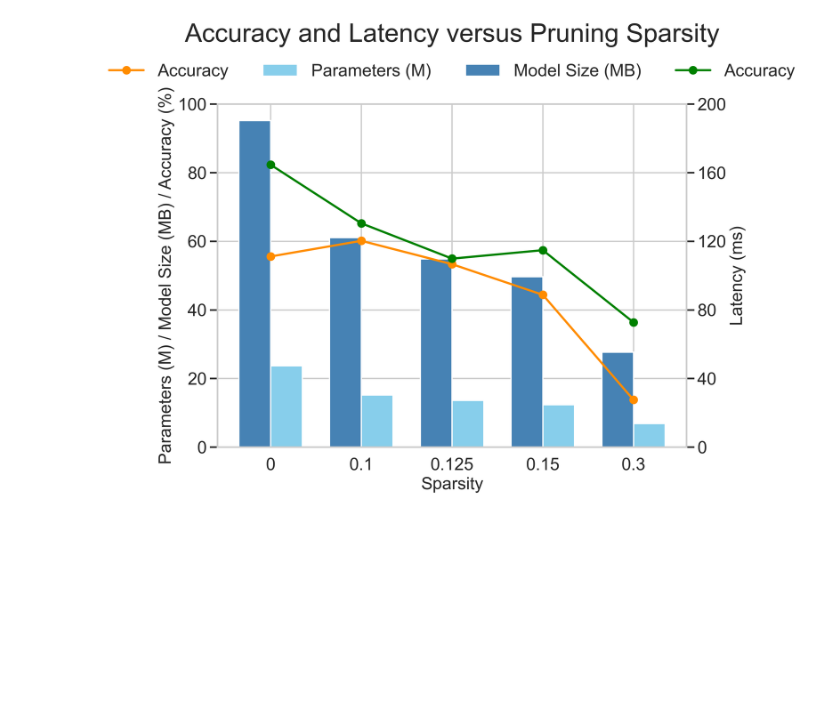
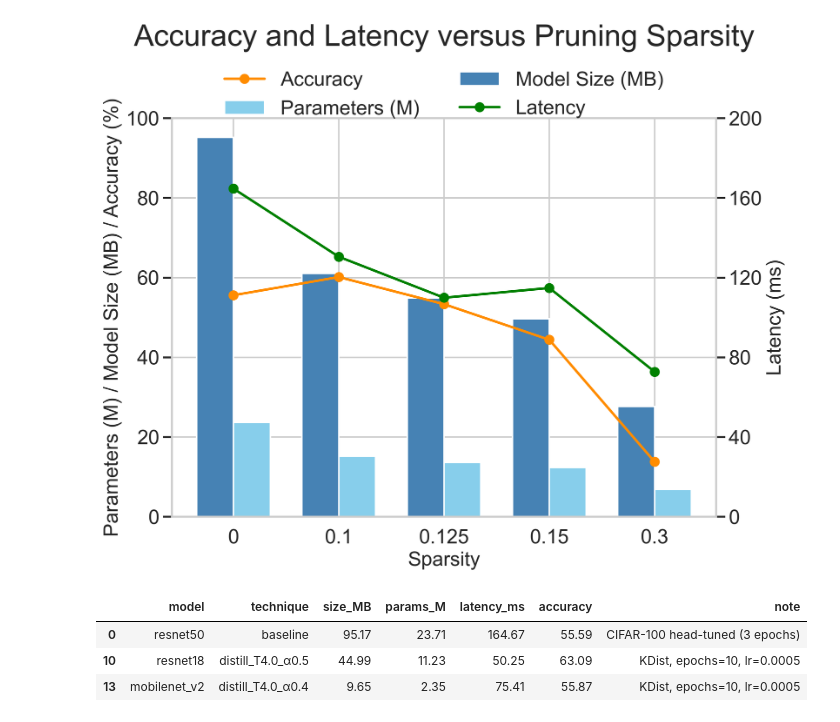
Before and after one commit to MaxZhao0325/model-compression-lab, a Jupyter notebook: visualizations/resnet50.ipynb, the cells around one changed output. Cells and saved outputs as stored; diff of their text form; code cells hidden in the pictures; blank space fills up the shorter version.

```diff
--- a/visualizations/resnet50.ipynb
+++ b/visualizations/resnet50.ipynb
@@ -54,9 +54,9 @@ x = np.arange(len(df_sparsity))
 fig, ax1 = plt.subplots(figsize=(10, 8), dpi=dpi)
 
 # Bar plots
+ax1.plot(x, df_sparsity['accuracy'], color='darkorange', marker='o', linewidth=2.5, label='Accuracy')
 ax1.bar(x + bar_width/2, df_sparsity['params_M'], width=bar_width, label='Parameters (M)', color='skyblue')
 ax1.bar(x - bar_width/2, df_sparsity['size_MB'], width=bar_width, label='Model Size (MB)', color='steelblue')
-ax1.plot(x, df_sparsity['accuracy'], color='darkorange', marker='o', linewidth=2.5, label='Accuracy')
 
 # Left axis labels
 ax1.set_xlabel("Sparsity", fontsize=font_size)
@@ -65,33 +65,41 @@ ax1.set_xticks(x)
 ax1.set_xticklabels(df_sparsity['Sparsity'], fontsize=font_size)
 ax1.tick_params(axis='y', labelsize=font_size)
 ax1.set_ylim(0, 100)
 ax1.grid(True)
 
 # Right axis for accuracy
 ax2 = ax1.twinx()
-ax2.plot(x, df_sparsity['latency_ms'], color='green', marker='o', linewidth=2.5, label='Accuracy')
+ax2.plot(x, df_sparsity['latency_ms'], color='green', marker='o', linewidth=2.5, label='Latency')
 ax2.set_ylabel("Latency (ms)", fontsize=font_size)
 ax2.tick_params(axis='y', labelsize=font_size)
 ax2.grid(False)  # Disable gridlines on right axis
 
 # Align gridlines by forcing y-ticks to match
 ax1.set_yticks(np.linspace(0, 100, 6))  # Match number of grid lines with default
 ax2.set_yticks(np.linspace(0, 200, 6))
 
 # Gather and combine handles/labels from both axes
 handles1, labels1 = ax1.get_legend_handles_labels()
 handles2, labels2 = ax2.get_legend_handles_labels()
 handles = handles1 + handles2
 labels = labels1 + labels2
 
 # Add combined legend
-fig.legend(handles, labels, loc='upper center', bbox_to_anchor=(0.5, 0.93), ncol=4, fontsize=font_size, frameon=False)
+fig.legend(handles, labels, loc='upper center', bbox_to_anchor=(0.5, 0.93), ncol=2, fontsize=font_size, frameon=False)
 # fig.legend(handles, labels, loc='center left', fontsize=font_size, bbox_to_anchor=(1.02, 0.5), frameon=False)
 plt.tight_layout()
 
 # Title and layout
 fig.suptitle("Accuracy and Latency versus Pruning Sparsity\n", fontsize=font_size + 10)
 plt.tight_layout()
 plt.show()
 # %% [output]
-[figure, old version]
+[figure, new version]
+# %%
+df_kd = df.iloc[[0,10,13], :]
+df_kd
+# %% [output]
+|  | model | technique | size_MB | params_M | latency_ms | accuracy | note |
+| 0 | resnet50 | baseline | 95.17 | 23.71 | 164.67 | 55.59 | CIFAR-100 head-tuned (3 epochs) |
+| 10 | resnet18 | distill_T4.0_α0.5 | 44.99 | 11.23 | 50.25 | 63.09 | KDist, epochs=10, lr=0.0005 |
+| 13 | mobilenet_v2 | distill_T4.0_α0.4 | 9.65 | 2.35 | 75.41 | 55.87 | KDist, epochs=10, lr=0.0005 |
```
Also changed, not shown: parts of 3 cells of this notebook, 1 other file.
